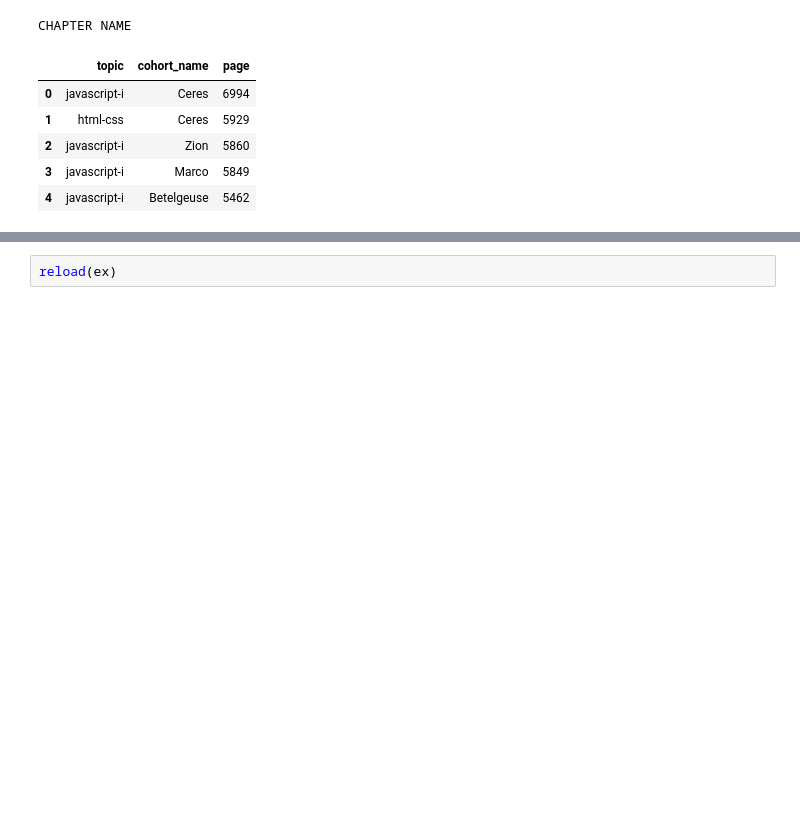
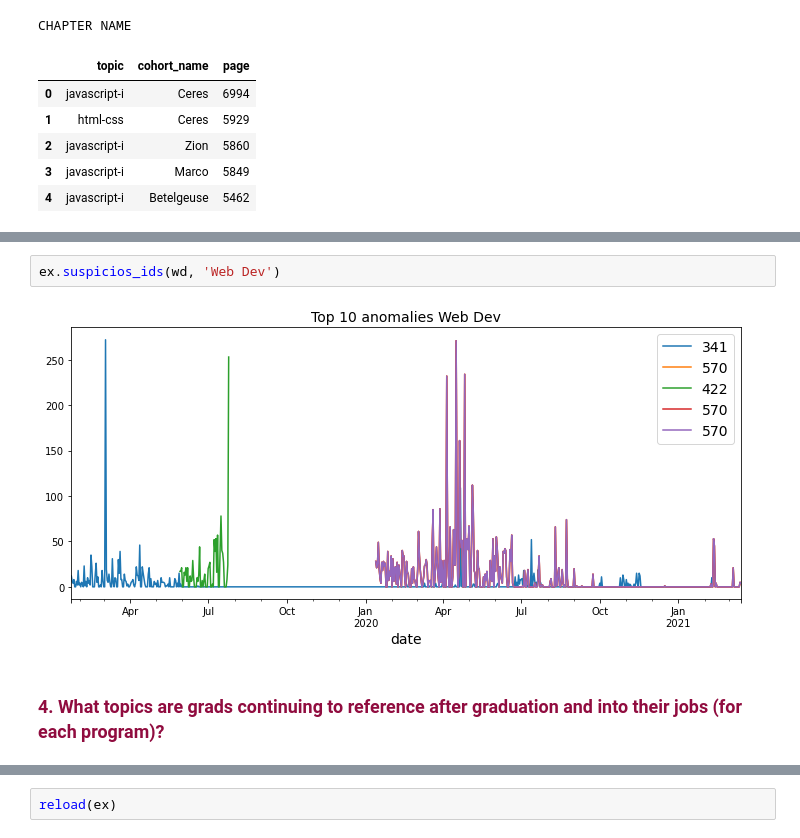
Before and after one commit to anomaly-detection-mirzahani/project, a Jupyter notebook: final-notebook.ipynb, the cells around one changed output, grey strips where cells are left out. Cells and saved outputs as stored; diff of their text form; blank space fills up the shorter version.

```diff
--- a/final-notebook.ipynb
+++ b/final-notebook.ipynb
@@ -94,0 +96,6 @@ CHAPTER NAME
+# %%
+ex.suspicios_ids(wd, 'Web Dev')
+# %% [output]
+[figure, added]
+# %% [markdown]
+<h3 style="color:#900C3F;"> 4. What topics are grads continuing to reference after graduation and into their jobs (for each program)?</h3>
```
Also changed, not shown: parts of 19 cells of this notebook, 1 other file.
